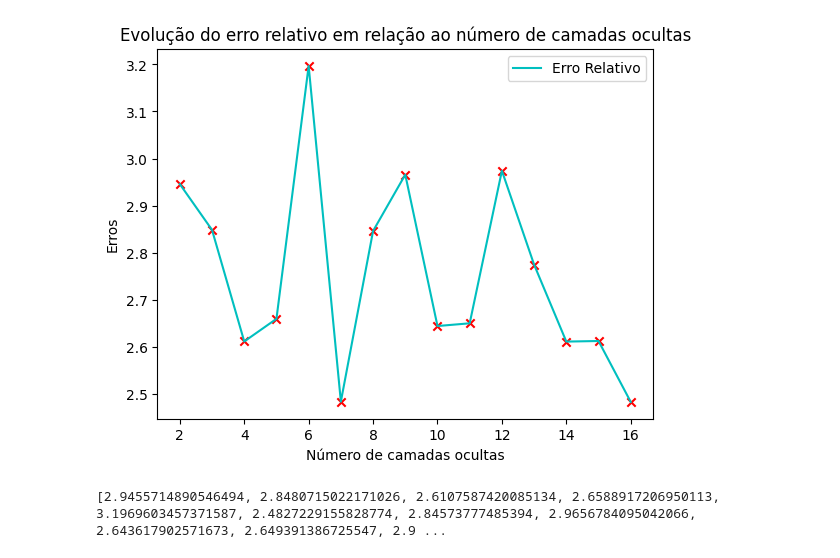
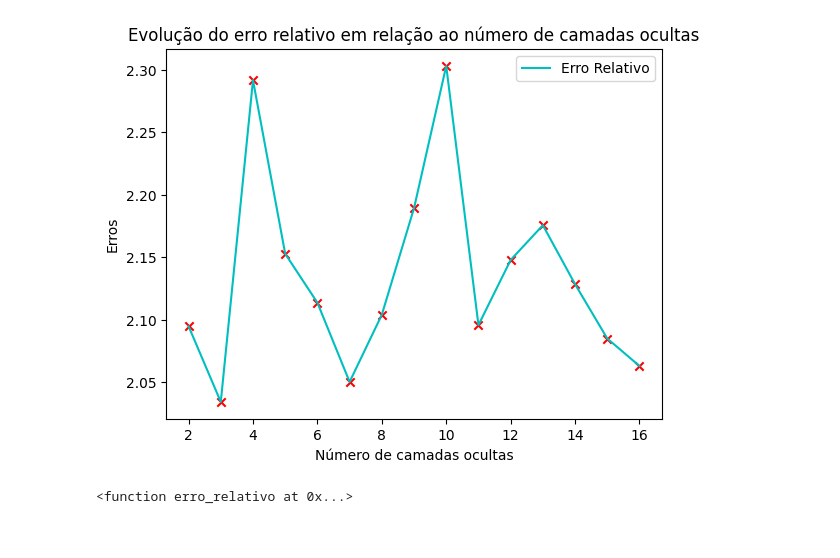
Before and after one commit to JoaoAlexandreFerreira/RNA, a Jupyter notebook: Rede_neural_arquitetura_1.ipynb, the cells around one changed output. Drawn from its saved outputs; the diff is of its cells as text; code cells hidden in the pictures.

Commit message:
Função linear, dados de entrada aleatório e exibição do erro relativo

```diff
--- a/Rede_neural_arquitetura_1.ipynb
+++ b/Rede_neural_arquitetura_1.ipynb
@@ -23,16 +23,14 @@ x = df.drop('cov', axis = 1)
 x_treino, x_teste = x[0:86], x[86:]
 y_treino, y_teste = y[0:86], y[86:]
 
-#x_treino, x_teste, y_treino, y_teste, = train_test_split(x , y, test_size = 10, random_state = None)
+x_treino, x_teste, y_treino, y_teste, = train_test_split(x , y, test_size = 10, random_state = None)
 #Colocando em ordem crescente e normalizando
-'''
-x_treino.insert(5, 'Cov',y_treino)
-x_treino = x_treino.sort_values(by='flow_distance_ratio')
-print(x_treino)
 
-y_treino = x_treino['Cov']
-x_treino = x_treino.drop('Cov', axis = 1)
-'''
+x_treino = x_treino.values
+x_teste = x_teste.values
+y_treino = y_treino.values
+y_teste = y_teste.values
+
 
 scaler = MinMaxScaler()
 x_treino_normalizado = scaler.fit_transform(x_treino)
@@ -76,17 +66,30 @@ loss = []
 val_loss = []
 mae = []
 val_mae = []
-erro_relativo = []
+erro_relativo_valor = []
 a = []
 for i in range (2, 17):
-  aux_loss, aux_val_loss, aux_mae, aux_val_mae, resultado, aux_erro_relativo = rede_neural(x_treino_normalizado, y_treino, x_teste_normalizado, y_teste, i)
-  #aux_loss, aux_val_loss, aux_mae, aux_val_mae, resultado = rede_neural(x_treino_normalizado, y_treino, x_teste_normalizado, y_teste, i)
+  otimizador = tf.keras.optimizers.Adam(learning_rate=0.01)
+  nos = 10
+  modelo = modelo_RNA(x_treino, 'linear', nos, i)
+  aux_loss, aux_val_loss, aux_mae, aux_val_mae, resultado, modelo = treino_modelo(modelo, 'adam', 'mse', ['mae'], x_treino, y_treino, x_teste, y_teste, 350)
+
   loss.append(aux_loss)
   val_loss.append(aux_val_loss)
   mae.append(aux_mae)
   val_mae.append(aux_val_mae)
-  erro_relativo.append(aux_erro_relativo)
+
+  x_treino1 = pd.DataFrame(x_treino)
+  x_treino1.insert(5, 'Cov',y_treino)
+  x_treino1 = x_treino1.sort_values(by=4)
+
+  y_treino1 = x_treino1['Cov']
+  x_treino1 = x_treino1.drop('Cov', axis = 1)
+  y_pred = modelo.predict(x_treino1)
+  y_treino1 = y_treino1.values
+  y_treino1 = np.reshape(y_treino1, (86,1))
+  aux_erro_relativo = erro_relativo(y_pred, y_treino1)
+
+  erro_relativo_valor.append(aux_erro_relativo)
   a.append(i)
-
-print(loss)
 # %% [output]
@@ -110,14 +149,14 @@ Epoch 350/350
 # %%
 #Plotando o gráfico com os erros
 
-plt.plot(a, erro_relativo, c='c')
-plt.scatter(a, erro_relativo, marker='x', c='r', label = 'Pontos')
+plt.plot(a, erro_relativo_valor, c='c')
+plt.scatter(a, erro_relativo_valor, marker='x', c='r', label = 'Pontos')
 plt.title('Evolução do erro relativo em relação ao número de camadas ocultas')
 plt.ylabel('Erros')
 plt.xlabel('Número de camadas ocultas')
 plt.legend(['Erro Relativo'])
 plt.show()
 print(erro_relativo)
 # %% [output]
-[figure, old version]
+[figure, new version]
-[2.9455714890546494, 2.8480715022171026, 2.6107587420085134, 2.6588917206950113, 3.1969603457371587, 2.4827229155828774, 2.84573777485394, 2.9656784095042066, 2.643617902571673, 2.649391386725547, 2.9 ...
+<function erro_relativo at 0x...>
```
Also changed, not shown: parts of 5 cells of this notebook.
